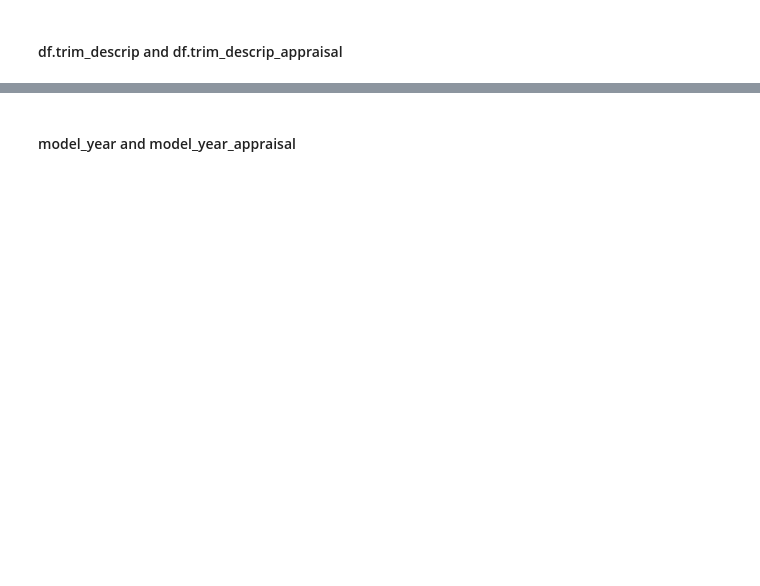
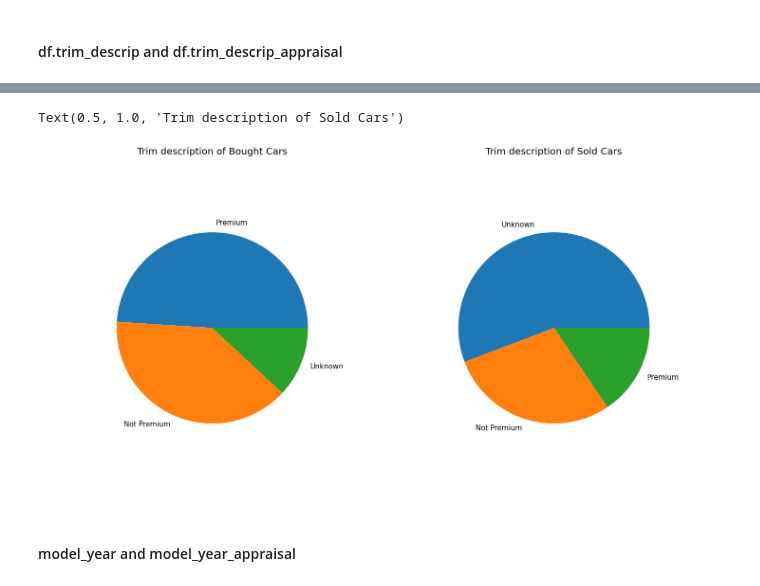
Before and after one commit to Siddharth1060/Car-recomendation-based-on-the-Cars-sold-at-Carmax, a Jupyter notebook: carmax_notebook.ipynb, the cells around one changed output, grey strips where cells are left out. Cells and saved outputs as stored; diff of their text form; code cells hidden in the pictures; blank space fills up the shorter version.

```diff
--- a/carmax_notebook.ipynb
+++ b/carmax_notebook.ipynb
@@ -681,5 +782,16 @@ df.trim_descrip_appraisal.isna().sum()
 # %%
 df.trim_descrip_appraisal= df.trim_descrip_appraisal.replace(np.nan, 'Unknown')
+# %%
+fig= plt.figure(figsize=(10,10))
+ax1= fig.add_axes([0,0,1,1])
+ax1.pie(df.trim_descrip.value_counts(), labels= df.trim_descrip.unique(), radius=0.7, textprops={'fontsize':15})
+ax1.set_title('Trim description of Bought Cars', fontdict={'fontsize': 20})
+ax2= fig.add_axes([1,0,1,1])
+ax2.pie(df.trim_descrip_appraisal.value_counts(), labels= df.trim_descrip_appraisal.unique(), radius=0.7, textprops={'fontsize':15})
+ax2.set_title('Trim description of Sold Cars', fontdict={'fontsize': 20})
+# %% [output]
+Text(0.5, 1.0, 'Trim description of Sold Cars')
+[figure, added]
 # %% [markdown]
 #### model_year and model_year_appraisal
 # %%
```
Also changed, not shown: parts of 35 cells of this notebook.
